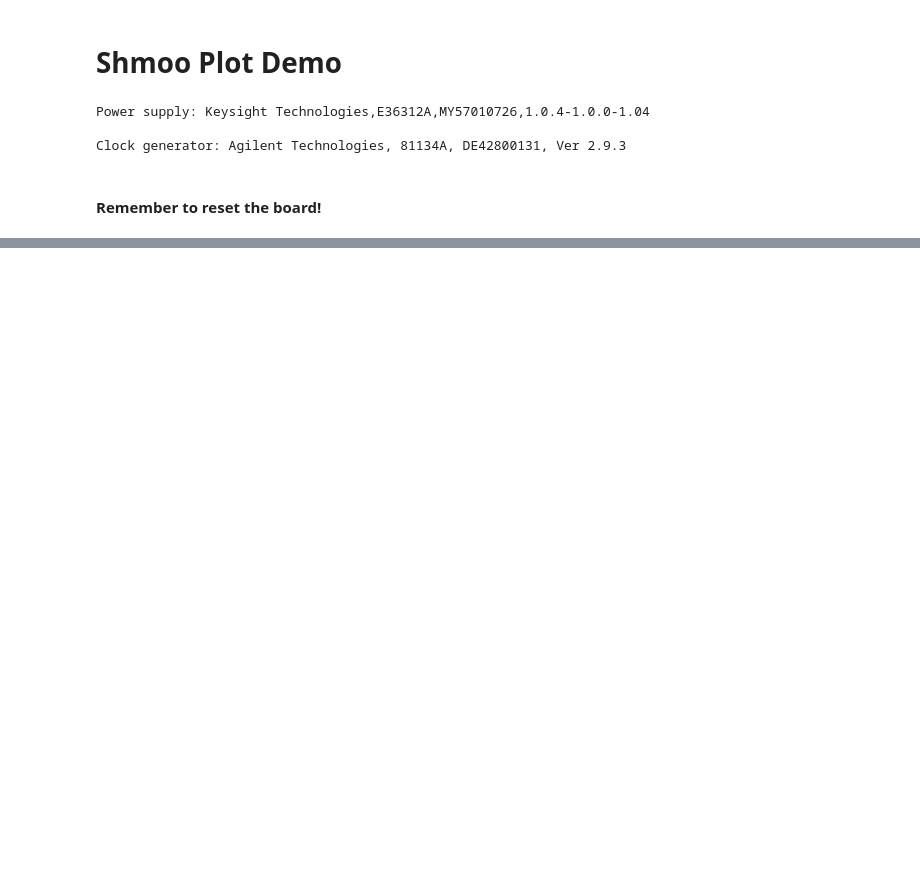
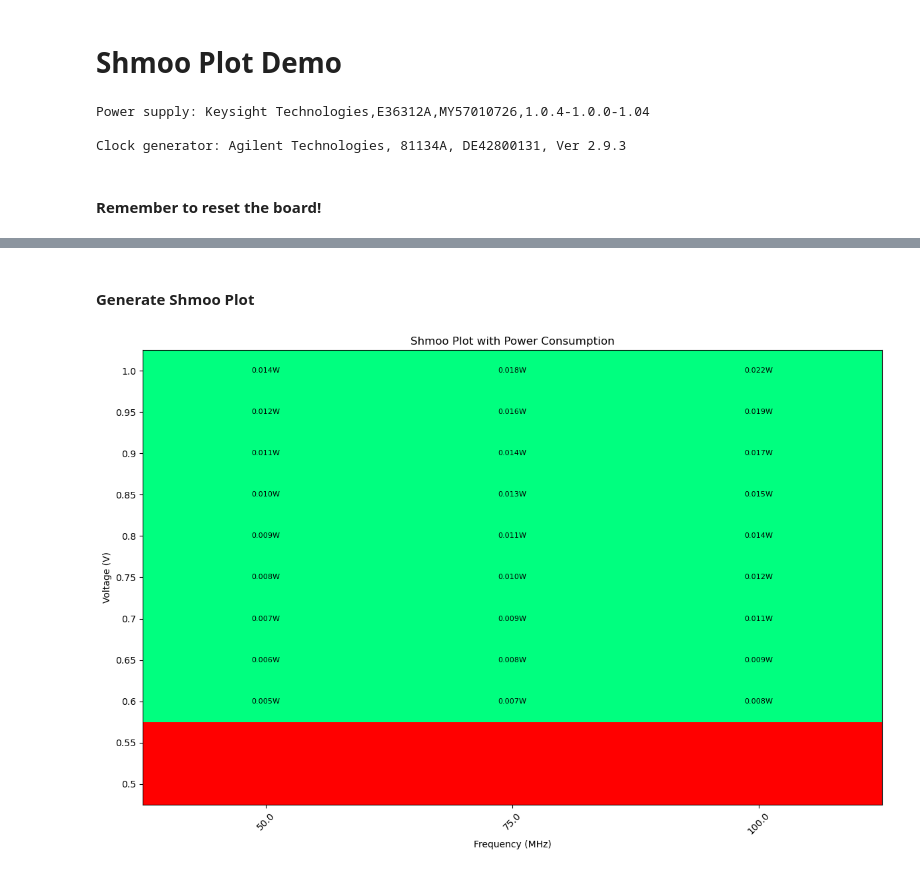
Before and after one commit to ucb-bar/sp24-baremetal-ide, a Jupyter notebook: shmoo_bench/scpi/scpi_jupyter.ipynb, the cells around one changed output, grey strips where cells are left out. Cells and saved outputs as stored; diff of their text form; code cells hidden in the pictures; blank space fills up the shorter version.

```diff
--- a/shmoo_bench/scpi/scpi_jupyter.ipynb
+++ b/shmoo_bench/scpi/scpi_jupyter.ipynb
@@ -27,17 +29,17 @@ print("Clock generator:", clk_verification)
 
 # psu.write("*RST")  # Reset the power supply
 
-start_voltage = 0.55
+start_voltage = 0.5
 
-end_voltage = 0.65
+end_voltage = 1.05
 
 step_size = 0.05
 
-start_clock = 20
+start_clock = 50
 
-end_clock = 40
+end_clock = 100
 
-step_size_clock = 20
+step_size_clock = 25
 
 # Loop through the voltage range and set the voltage
 current_voltage = start_voltage
@@ -56,8 +58,8 @@ psu.write("CURR 0.1")
 clk.write(":OUTP1:POS ON") # Initialize clk gen channel 1 output
 clk.write(":FUNC:PATT")
 
-measured_voltages = []
-measured_currents = []
+
+expected_output = "32767 32767 32767 32767 32767 32767 32767 32767 32767 32767"
 # %% [output]
 Power supply: Keysight Technologies,E36312A,MY57010726,1.0.4-1.0.0-1.04
 
@@ -253,0 +273,66 @@ print(measured_currents)
+# %% [markdown]
+#### Generate Shmoo Plot
+# %%
+import matplotlib.pyplot as plt
+import numpy as np
+
+def read_data(file_name):
+    freq_values = []
+    voltage_values = []
+    valid_values = []
+    power_values = []
+
+    with open(file_name, 'r') as file:
+        for line in file:
+            parts = line.strip().split(', ')
+            freq = float(parts[0].split(': ')[1])
+            voltage = round(float(parts[1].split(': ')[1]), 2)
+            valid = parts[2].split(': ')[1]
+            power = float(parts[3].split(': ')[1])
+
+            freq_values.append(freq)
+            voltage_values.append(voltage)
+            valid_values.append(valid)
+            power_values.append(power)
+
+    return freq_values, voltage_values, valid_values, power_values
+
+file_name = '../../output.txt'
+
+freq_values, voltage_values, valid_values, power_values = read_data(file_name)
+
+unique_freqs = np.unique(freq_values)
+unique_voltages = np.unique(voltage_values)
+
+shmoo_plot = np.zeros((len(unique_voltages), len(unique_freqs)))
+power_plot = np.zeros((len(unique_voltages), len(unique_freqs)))
+
+for i, freq in enumerate(unique_freqs):
+    for j, voltage in enumerate(unique_voltages):
+        validity = valid_values[i * len(unique_voltages) + j]
+        if validity == "Valid":
+            shmoo_plot[j, i] = 1
+            power_plot[j, i] = power_values[i * len(unique_voltages) + j]
+
+plt.figure(figsize=(12, 8))
+
+cmap = plt.cm.colors.ListedColormap(['red', 'springgreen'])
+
+plt.imshow(shmoo_plot, cmap=cmap, aspect='auto', origin='lower')
+
+for i in range(len(unique_freqs)):
+    for j in range(len(unique_voltages)):
+        if shmoo_plot[j, i] == 1:  # Valid
+            plt.text(i, j, f'{power_plot[j, i]:.3f}W', ha='center', va='center', fontsize=8, color='black')
+
+plt.xlabel('Frequency (MHz)')
+plt.ylabel('Voltage (V)')
+plt.title('Shmoo Plot with Power Consumption')
+
+plt.xticks(np.arange(len(unique_freqs)), unique_freqs, rotation=45)
+plt.yticks(np.arange(len(unique_voltages)), unique_voltages)
+
+plt.tight_layout()
+plt.show()
+# %% [output]
+[figure, added]
```
Also changed, not shown: parts of 3 cells of this notebook, 4 other files.
